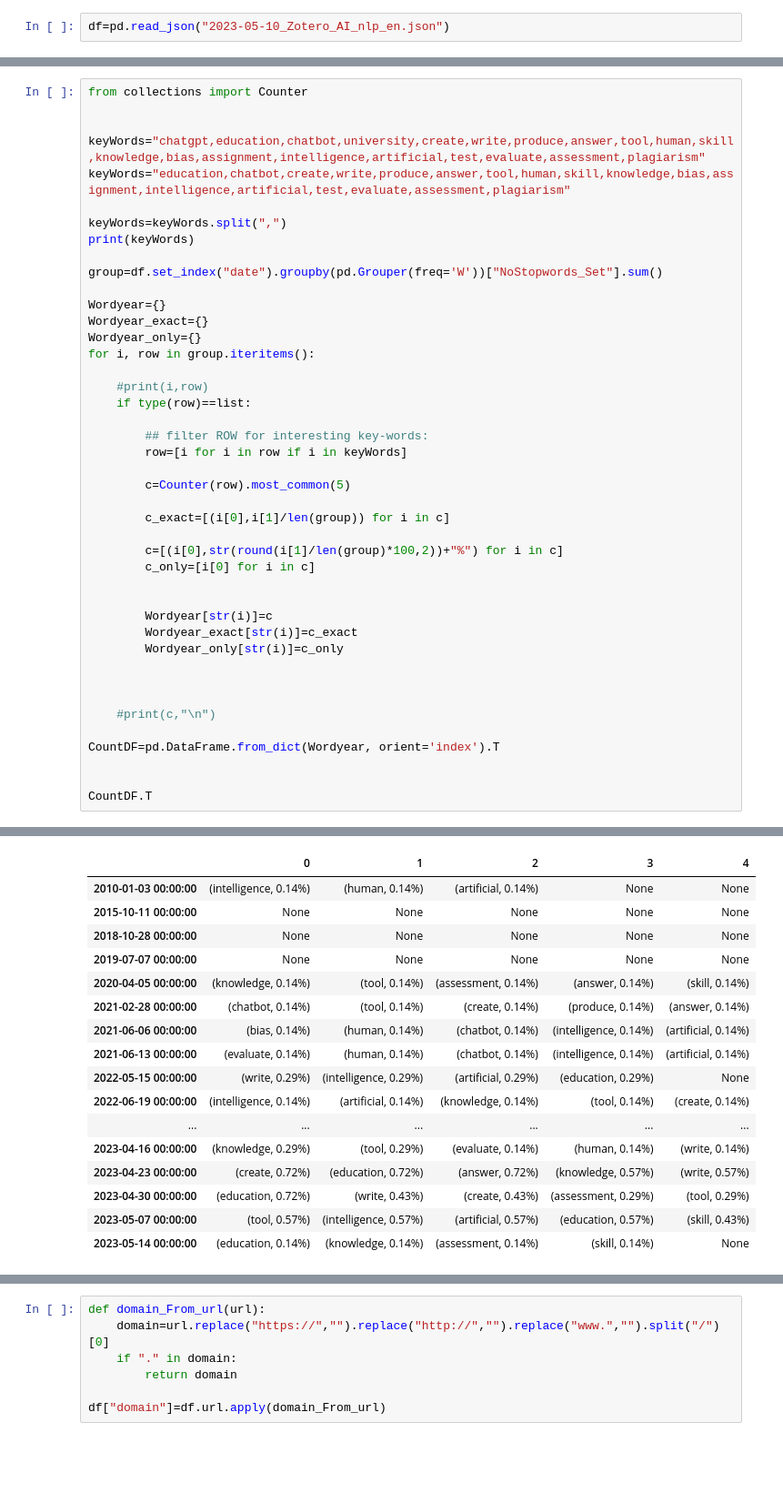
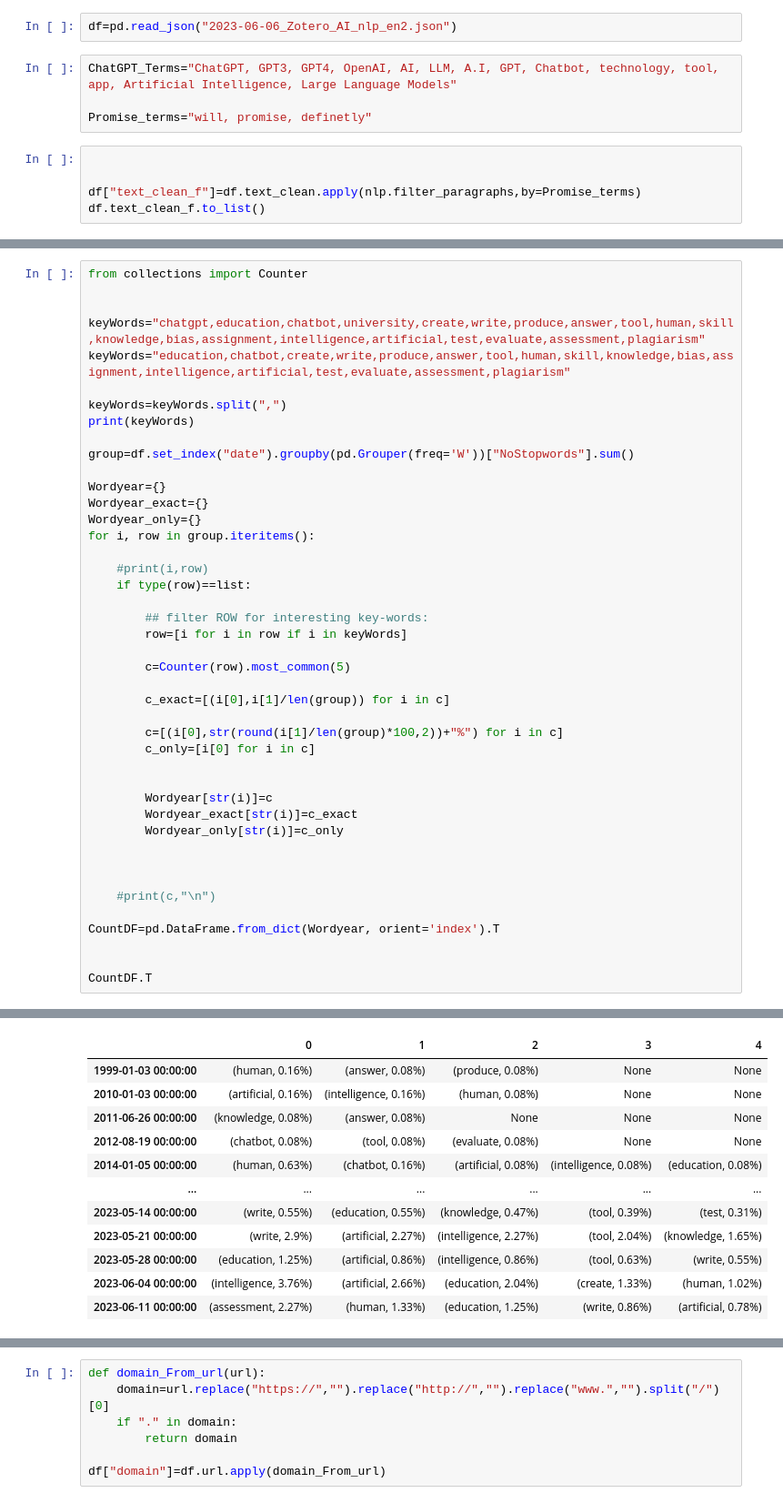
Before and after one commit to Klapperhorn/Zotero_HTML_annotation, a Jupyter notebook: file_analysis.ipynb, the cells around one changed output, grey strips where cells are left out. Shown at 91% size. Saved outputs shown, nothing was run; the diff lists cells and outputs as text; blank space fills up the shorter version.

```diff
--- a/file_analysis.ipynb
+++ b/file_analysis.ipynb
@@ -13,2 +10,11 @@ The autoreload extension is already loaded. To reload it, use:
 # %%
-df=pd.read_json("2023-05-10_Zotero_AI_nlp_en.json")
+df=pd.read_json("2023-06-06_Zotero_AI_nlp_en2.json")
+# %%
+ChatGPT_Terms="ChatGPT, GPT3, GPT4, OpenAI, AI, LLM, A.I, GPT, Chatbot, technology, tool, app, Artificial Intelligence, Large Language Models"
+
+Promise_terms="will, promise, definetly"
+# %%
+
+
+df["text_clean_f"]=df.text_clean.apply(nlp.filter_paragraphs,by=Promise_terms)
+df.text_clean_f.to_list()
@@ -45,7 +64,7 @@ keyWords="education,chatbot,create,write,produce,answer,tool,human,skill,knowled
 keyWords=keyWords.split(",")
 print(keyWords)
 
-group=df.set_index("date").groupby(pd.Grouper(freq='W'))["NoStopwords_Set"].sum()
+group=df.set_index("date").groupby(pd.Grouper(freq='W'))["NoStopwords"].sum()
 
 Wordyear={}
 Wordyear_exact={}
@@ -54,46 +73,41 @@ for i, row in group.iteritems():
 
     #print(i,row)
     if type(row)==list:
 
         ## filter ROW for interesting key-words:
         row=[i for i in row if i in keyWords]
 
         c=Counter(row).most_common(5)
 
         c_exact=[(i[0],i[1]/len(group)) for i in c]
 
         c=[(i[0],str(round(i[1]/len(group)*100,2))+"%") for i in c]
         c_only=[i[0] for i in c]
 
 
         Wordyear[str(i)]=c
         Wordyear_exact[str(i)]=c_exact
         Wordyear_only[str(i)]=c_only
 
 
 
     #print(c,"\n")
 
 CountDF=pd.DataFrame.from_dict(Wordyear, orient='index').T
 
 
 CountDF.T
 # %% [output]
 ['education', 'chatbot', 'create', 'write', 'produce', 'answer', 'tool', 'human', 'skill', 'knowledge', 'bias', 'assignment', 'intelligence', 'artificial', 'test', 'evaluate', 'assessment', 'plagiaris ...
 |  | 0 | 1 | 2 | 3 | 4 |
-| 2010-01-03 00:00:00 | (intelligence, 0.14%) | (human, 0.14%) | (artificial, 0.14%) | None | None |
-| 2015-10-11 00:00:00 | None | None | None | None | None |
-| 2018-10-28 00:00:00 | None | None | None | None | None |
-| 2019-07-07 00:00:00 | None | None | None | None | None |
-| 2020-04-05 00:00:00 | (knowledge, 0.14%) | (tool, 0.14%) | (assessment, 0.14%) | (answer, 0.14%) | (skill, 0.14%) |
-| 2021-02-28 00:00:00 | (chatbot, 0.14%) | (tool, 0.14%) | (create, 0.14%) | (produce, 0.14%) | (answer, 0.14%) |
-| 2021-06-06 00:00:00 | (bias, 0.14%) | (human, 0.14%) | (chatbot, 0.14%) | (intelligence, 0.14%) | (artificial, 0.14%) |
-| 2021-06-13 00:00:00 | (evaluate, 0.14%) | (human, 0.14%) | (chatbot, 0.14%) | (intelligence, 0.14%) | (artificial, 0.14%) |
-| 2022-05-15 00:00:00 | (write, 0.29%) | (intelligence, 0.29%) | (artificial, 0.29%) | (education, 0.29%) | None |
-| 2022-06-19 00:00:00 | (intelligence, 0.14%) | (artificial, 0.14%) | (knowledge, 0.14%) | (tool, 0.14%) | (create, 0.14%) |
+| 1999-01-03 00:00:00 | (human, 0.16%) | (answer, 0.08%) | (produce, 0.08%) | None | None |
+| 2010-01-03 00:00:00 | (artificial, 0.16%) | (intelligence, 0.16%) | (human, 0.08%) | None | None |
+| 2011-06-26 00:00:00 | (knowledge, 0.08%) | (answer, 0.08%) | None | None | None |
+| 2012-08-19 00:00:00 | (chatbot, 0.08%) | (tool, 0.08%) | (evaluate, 0.08%) | None | None |
+| 2014-01-05 00:00:00 | (human, 0.63%) | (chatbot, 0.16%) | (artificial, 0.08%) | (intelligence, 0.08%) | (education, 0.08%) |
 | ... | ... | ... | ... | ... | ... |
-| 2023-04-16 00:00:00 | (knowledge, 0.29%) | (tool, 0.29%) | (evaluate, 0.14%) | (human, 0.14%) | (write, 0.14%) |
-| 2023-04-23 00:00:00 | (create, 0.72%) | (education, 0.72%) | (answer, 0.72%) | (knowledge, 0.57%) | (write, 0.57%) |
-| 2023-04-30 00:00:00 | (education, 0.72%) | (write, 0.43%) | (create, 0.43%) | (assessment, 0.29%) | (tool, 0.29%) |
-| 2023-05-07 00:00:00 | (tool, 0.57%) | (intelligence, 0.57%) | (artificial, 0.57%) | (education, 0.57%) | (skill, 0.43%) |
-| 2023-05-14 00:00:00 | (education, 0.14%) | (knowledge, 0.14%) | (assessment, 0.14%) | (skill, 0.14%) | None |
+| 2023-05-14 00:00:00 | (write, 0.55%) | (education, 0.55%) | (knowledge, 0.47%) | (tool, 0.39%) | (test, 0.31%) |
+| 2023-05-21 00:00:00 | (write, 2.9%) | (artificial, 2.27%) | (intelligence, 2.27%) | (tool, 2.04%) | (knowledge, 1.65%) |
+| 2023-05-28 00:00:00 | (education, 1.25%) | (artificial, 0.86%) | (intelligence, 0.86%) | (tool, 0.63%) | (write, 0.55%) |
+| 2023-06-04 00:00:00 | (intelligence, 3.76%) | (artificial, 2.66%) | (education, 2.04%) | (create, 1.33%) | (human, 1.02%) |
+| 2023-06-11 00:00:00 | (assessment, 2.27%) | (human, 1.33%) | (education, 1.25%) | (write, 0.86%) | (artificial, 0.78%) |
```
Also changed, not shown: parts of 15 cells of this notebook, 3 other files.
